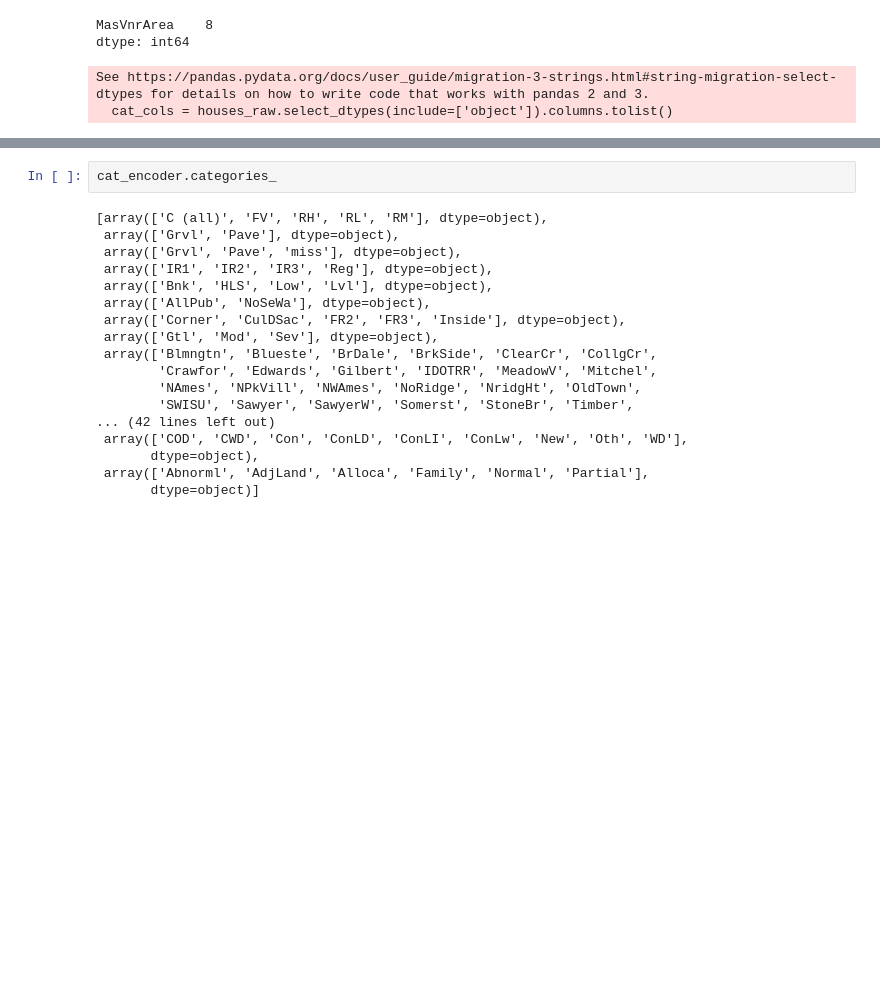
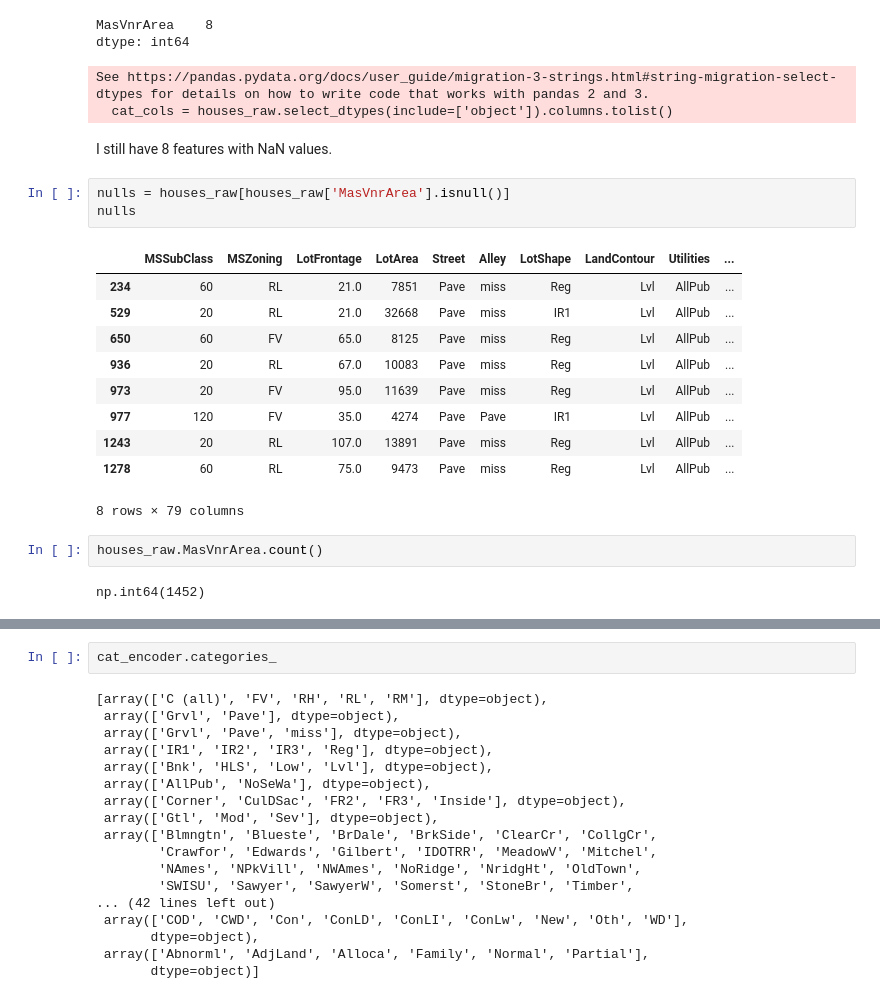
Before and after one commit to kosinus2000/RegresionModel, a Jupyter notebook: notebooks/02_data_edition.ipynb, the cells around one changed output, grey strips where cells are left out. Cells and saved outputs as stored; diff of their text form; blank space fills up the shorter version.

```diff
--- a/notebooks/02_data_edition.ipynb
+++ b/notebooks/02_data_edition.ipynb
@@ -238,3 +246,23 @@ MasVnrArea    8
 dtype: int64
 See https://pandas.pydata.org/docs/user_guide/migration-3-strings.html#string-migration-select-dtypes for details on how to write code that works with pandas 2 and 3.
   cat_cols = houses_raw.select_dtypes(include=['object']).columns.tolist()
+# %% [markdown]
+I still have 8 features with NaN values.
+# %%
+nulls = houses_raw[houses_raw['MasVnrArea'].isnull()]
+nulls
+# %% [output]
+|  | MSSubClass | MSZoning | LotFrontage | LotArea | Street | Alley | LotShape | LandContour | Utilities | ... |
+| 234 | 60 | RL | 21.0 | 7851 | Pave | miss | Reg | Lvl | AllPub | ... |
+| 529 | 20 | RL | 21.0 | 32668 | Pave | miss | IR1 | Lvl | AllPub | ... |
+| 650 | 60 | FV | 65.0 | 8125 | Pave | miss | Reg | Lvl | AllPub | ... |
+| 936 | 20 | RL | 67.0 | 10083 | Pave | miss | Reg | Lvl | AllPub | ... |
+| 973 | 20 | FV | 95.0 | 11639 | Pave | miss | Reg | Lvl | AllPub | ... |
+| 977 | 120 | FV | 35.0 | 4274 | Pave | Pave | IR1 | Lvl | AllPub | ... |
+| 1243 | 20 | RL | 107.0 | 13891 | Pave | miss | Reg | Lvl | AllPub | ... |
+| 1278 | 60 | RL | 75.0 | 9473 | Pave | miss | Reg | Lvl | AllPub | ... |
+8 rows × 79 columns
+# %%
+houses_raw.MasVnrArea.count()
+# %% [output]
+np.int64(1452)
```
Also changed, not shown: parts of 41 cells of this notebook, 1 other file.
